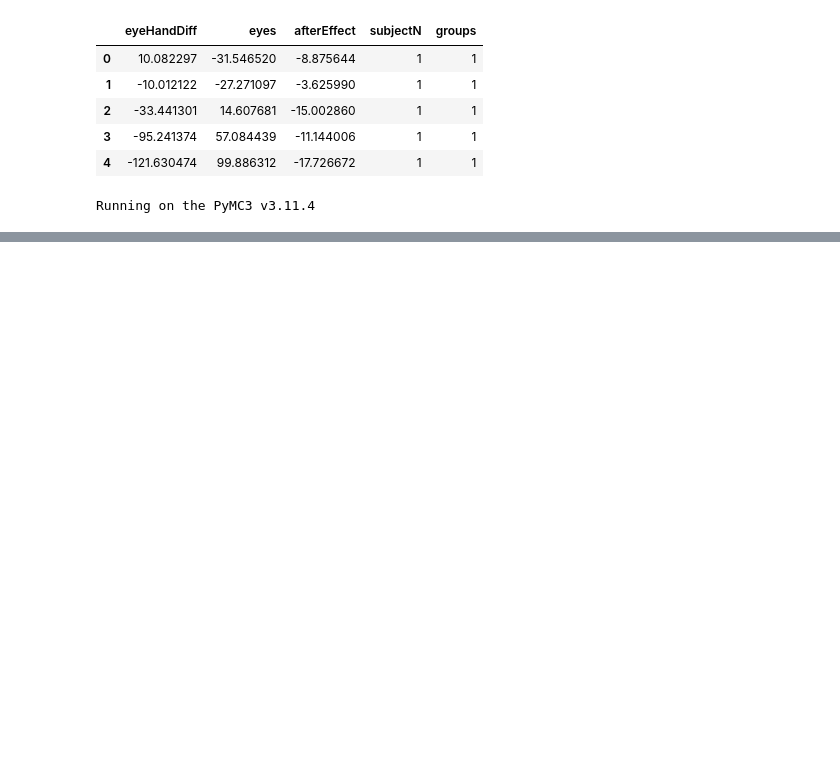
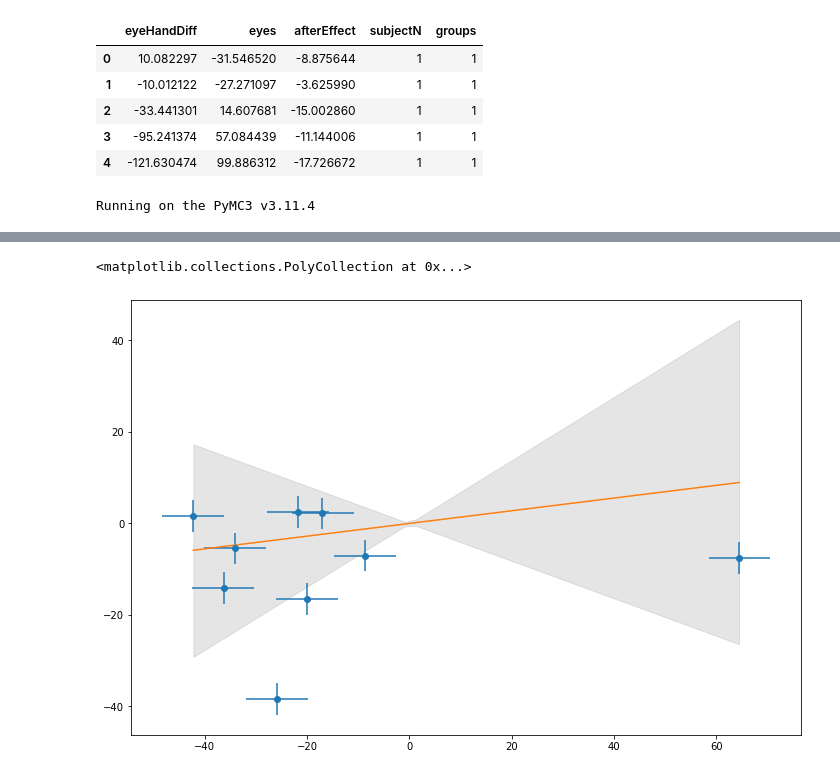
Before and after one commit to opherdonchin/Regression-by-group, a Jupyter notebook: Regression_analysis.ipynb, the cells around one changed output, grey strips where cells are left out. Cells and saved outputs as stored; diff of their text form; code cells hidden in the pictures; blank space fills up the shorter version.

```diff
--- a/Regression_analysis.ipynb
+++ b/Regression_analysis.ipynb
@@ -235,0 +125,33 @@ See http://arxiv.org/abs/1507.04544 for details
+# %%
+post = az_trace.posterior
+post_mean = post[["xs","ys"]].mean(dim=['chain', 'draw'])
+post_hdi = az.hdi(post[["xs","ys"]])
+
+x_mean = post_mean["xs"]
+y_mean = post_mean["ys"]
+x_upper = post_hdi["xs"].sel({"hdi":"higher"}) - x_mean
+x_lower = x_mean - post_hdi["xs"].sel({"hdi":"lower"})
+y_upper = post_hdi["ys"].sel({"hdi":"higher"}) - y_mean
+y_lower = y_mean - post_hdi["ys"].sel({"hdi":"lower"})
+
+fig, ax = plt.subplots(figsize=(12, 8))
+ax.errorbar(x_mean, y_mean, xerr=[x_lower, x_upper], yerr=[y_lower, y_upper], fmt='o')
+
+x_hat = np.linspace(np.min(x_mean), np.max(x_mean), 50)
+beta = post["beta"].mean().to_numpy()
+y_hat = x_hat*beta
+
+ax.plot(x_hat, y_hat)
+
+beta_trace = post["beta"]
+y_lower = list()
+y_higher = list()
+for x_mod in x_hat:
+    y_mod_trace = beta_trace*x_mod
+    y_mod_hdi = az.hdi(y_mod_trace).to_array().to_numpy()
+    y_lower.append(y_mod_hdi[0][0])
+    y_higher.append(y_mod_hdi[0][1])
+ax.fill_between(x_hat, y_lower, y_higher, color='grey', alpha=0.2)
+# %% [output]
+<matplotlib.collections.PolyCollection at 0x...>
+[figure, added]
```
Also changed, not shown: parts of 14 cells of this notebook, 6 other files.
